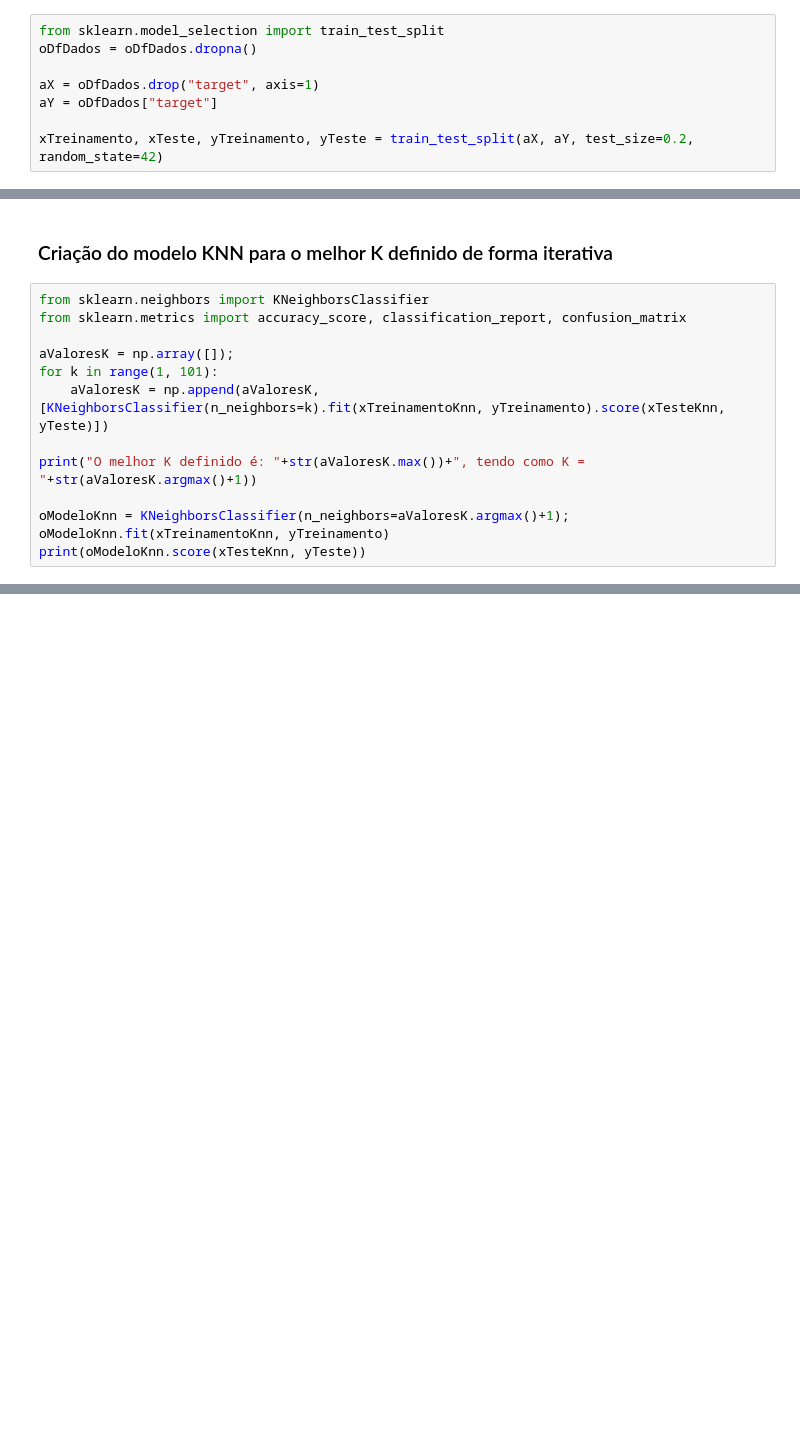
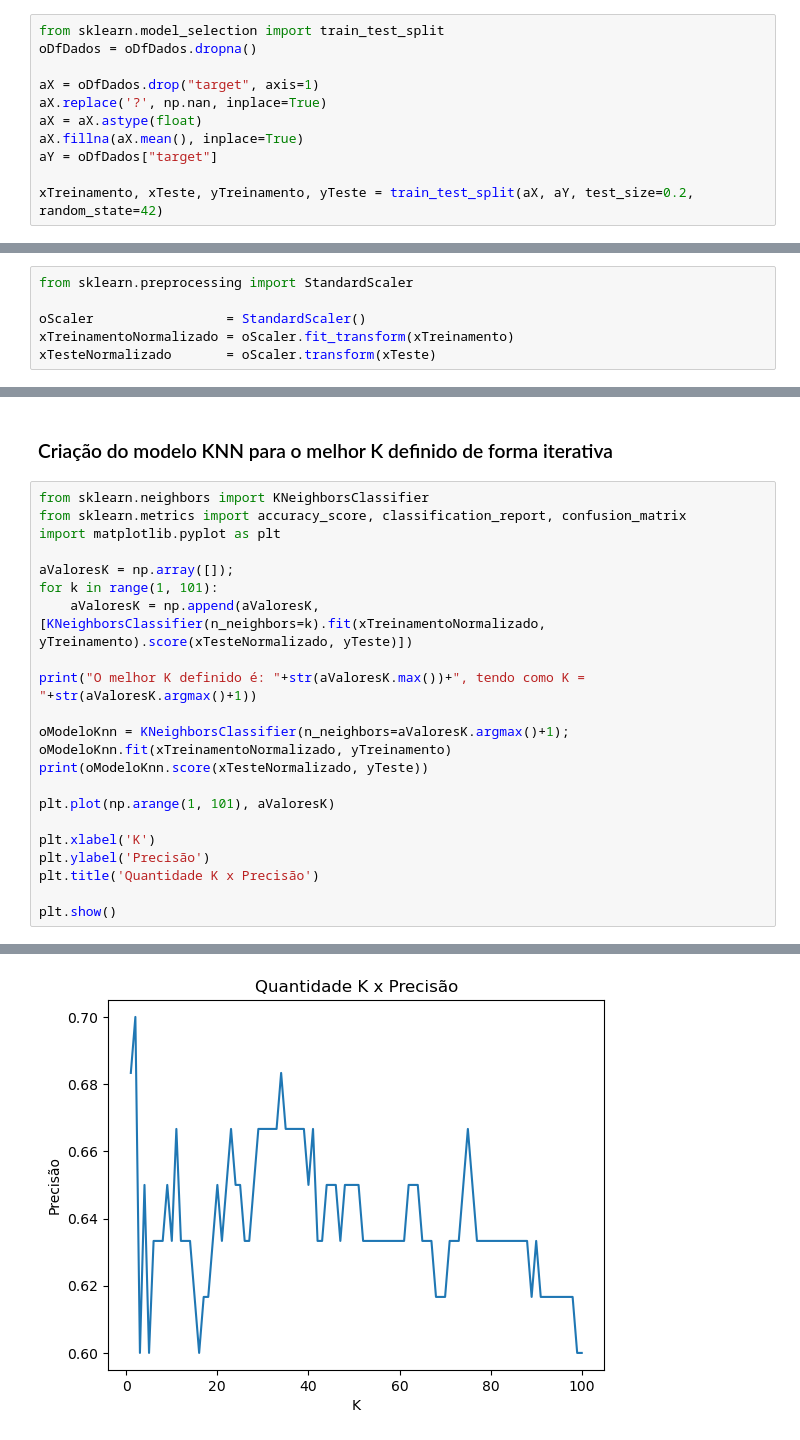
Before and after one commit to CarlosHenriquePinheiroCordeiro/machine-learning, a Jupyter notebook: trabalho-final-tecnicas-classificacao-doenca-cardiaca/trabalho-final.ipynb, the cells around one changed output, grey strips where cells are left out. Drawn from its saved outputs; the diff is of its cells as text; blank space fills up the shorter version.

```diff
--- a/trabalho-final-tecnicas-classificacao-doenca-cardiaca/trabalho-final.ipynb
+++ b/trabalho-final-tecnicas-classificacao-doenca-cardiaca/trabalho-final.ipynb
@@ -20,6 +24,9 @@ from sklearn.model_selection import train_test_split
 oDfDados = oDfDados.dropna()
 
 aX = oDfDados.drop("target", axis=1)
+aX.replace('?', np.nan, inplace=True)
+aX = aX.astype(float)
+aX.fillna(aX.mean(), inplace=True)
 aY = oDfDados["target"]
 
 xTreinamento, xTeste, yTreinamento, yTeste = train_test_split(aX, aY, test_size=0.2, random_state=42)
@@ -26,3 +35,9 @@ xTreinamento, xTeste, yTreinamento, yTeste = train_test_split(aX, aY, test_size=
+# %%
+from sklearn.preprocessing import StandardScaler
+
+oScaler                 = StandardScaler()
+xTreinamentoNormalizado = oScaler.fit_transform(xTreinamento)
+xTesteNormalizado       = oScaler.transform(xTeste)
 # %% [markdown]
 ### A partir daqui, com a base estabelecida (dados obtidos e limpos) pode-se dar início a etapa de testes com os três modelos selecionados: KNN, Random Forest e SVM
 # %% [markdown]
@@ -42,16 +49,26 @@ xTesteKnn       = oScaler.transform(xTeste)
 # %%
 from sklearn.neighbors import KNeighborsClassifier
 from sklearn.metrics import accuracy_score, classification_report, confusion_matrix
+import matplotlib.pyplot as plt
 
 aValoresK = np.array([]);
 for k in range(1, 101):
-    aValoresK = np.append(aValoresK, [KNeighborsClassifier(n_neighbors=k).fit(xTreinamentoKnn, yTreinamento).score(xTesteKnn, yTeste)])
+    aValoresK = np.append(aValoresK, [KNeighborsClassifier(n_neighbors=k).fit(xTreinamentoNormalizado, yTreinamento).score(xTesteNormalizado, yTeste)])
 
 print("O melhor K definido é: "+str(aValoresK.max())+", tendo como K = "+str(aValoresK.argmax()+1))
 
 oModeloKnn = KNeighborsClassifier(n_neighbors=aValoresK.argmax()+1);
-oModeloKnn.fit(xTreinamentoKnn, yTreinamento)
-print(oModeloKnn.score(xTesteKnn, yTeste))
+oModeloKnn.fit(xTreinamentoNormalizado, yTreinamento)
+print(oModeloKnn.score(xTesteNormalizado, yTeste))
+
+plt.plot(np.arange(1, 101), aValoresK)
+
+plt.xlabel('K')
+plt.ylabel('Precisão')
+plt.title('Quantidade K x Precisão')
+
+plt.show()
 # %% [output]
 O melhor K definido é: 0.7, tendo como K = 2
 0.7
+[figure, added]
```
Also changed, not shown: parts of 28 cells of this notebook.
